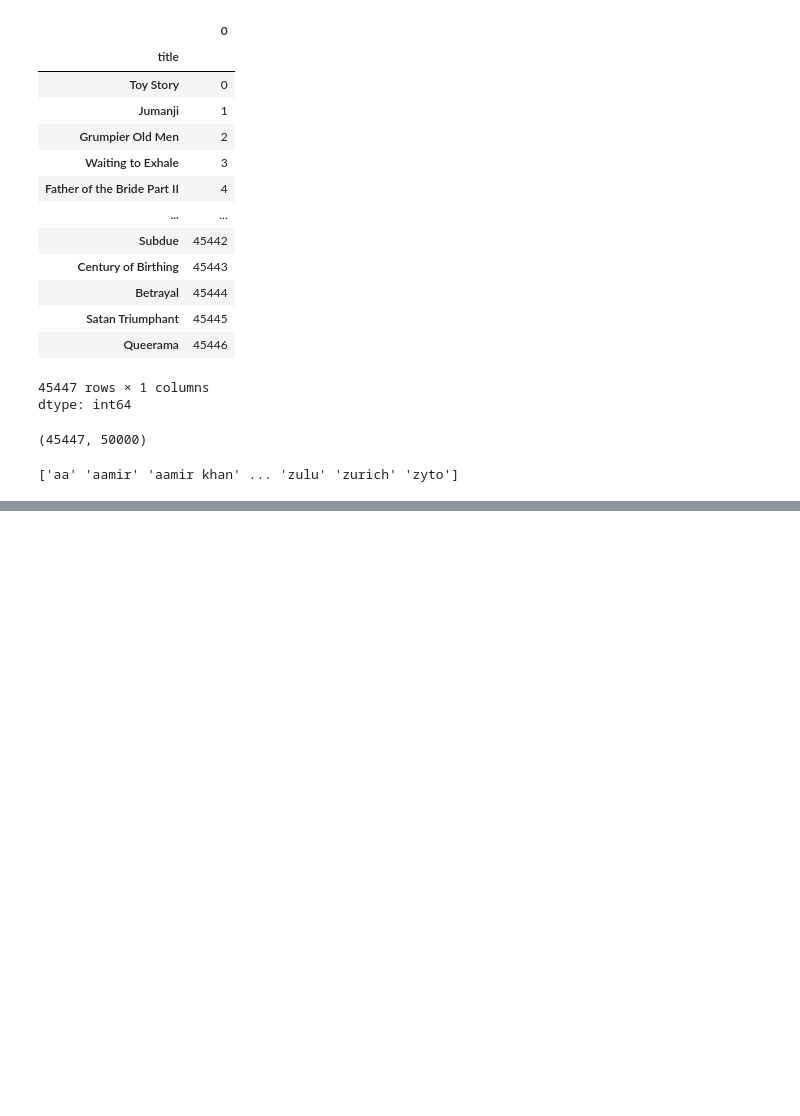
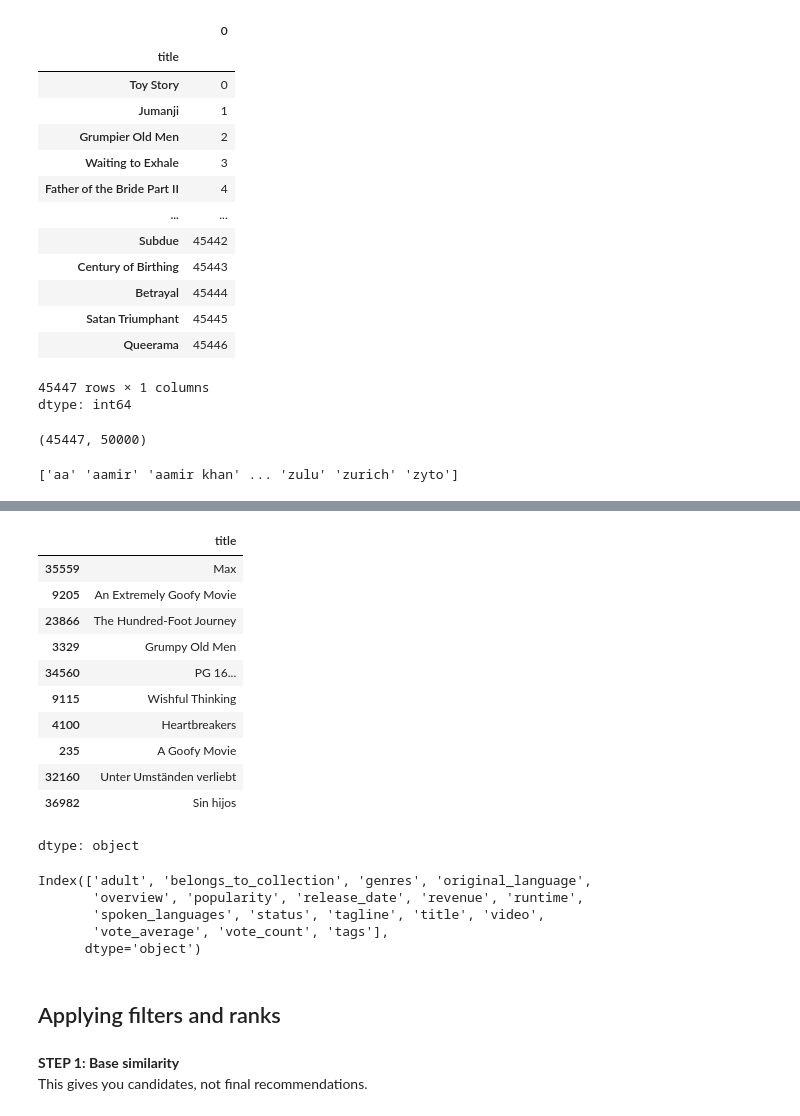
Before and after one commit to 2004khushi/movie_recommendation_model, a Jupyter notebook: movies.ipynb, the cells around one changed output, grey strips where cells are left out. Saved outputs shown, nothing was run; the diff lists cells and outputs as text; code cells hidden in the pictures; blank space fills up the shorter version.

```diff
--- a/movies.ipynb
+++ b/movies.ipynb
@@ -349,0 +367,15 @@ comedy family 0.09348494149546627
+# %%
+recommend('Grumpier Old Men')
+# %% [output]
+|  | title |
+| 35559 | Max |
+| 9205 | An Extremely Goofy Movie |
+| 23866 | The Hundred-Foot Journey |
+| 3329 | Grumpy Old Men |
+| 34560 | PG 16... |
+| 9115 | Wishful Thinking |
+| 4100 | Heartbreakers |
+| 235 | A Goofy Movie |
+| 32160 | Unter Umständen verliebt |
+| 36982 | Sin hijos |
+dtype: object
@@ -349,0 +388,13 @@ comedy family 0.09348494149546627
+# %%
+df.columns
+# %% [output]
+Index(['adult', 'belongs_to_collection', 'genres', 'original_language',
+       'overview', 'popularity', 'release_date', 'revenue', 'runtime',
+       'spoken_languages', 'status', 'tagline', 'title', 'video',
+       'vote_average', 'vote_count', 'tags'],
+      dtype='object')
+# %% [markdown]
+## Applying filters and ranks
+# %% [markdown]
+**STEP 1: Base similarity** <br />
+This gives you candidates, not final recommendations.
```
Also changed, not shown: parts of 26 cells of this notebook.
